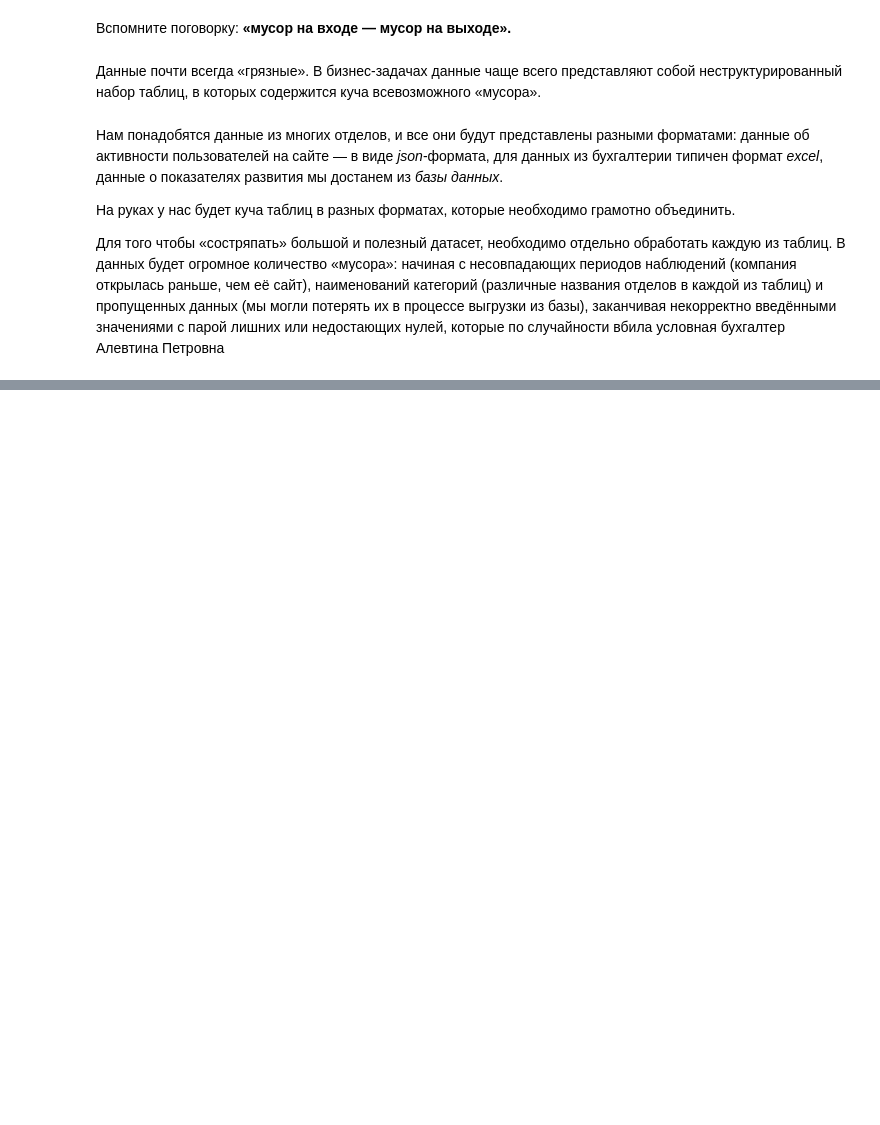
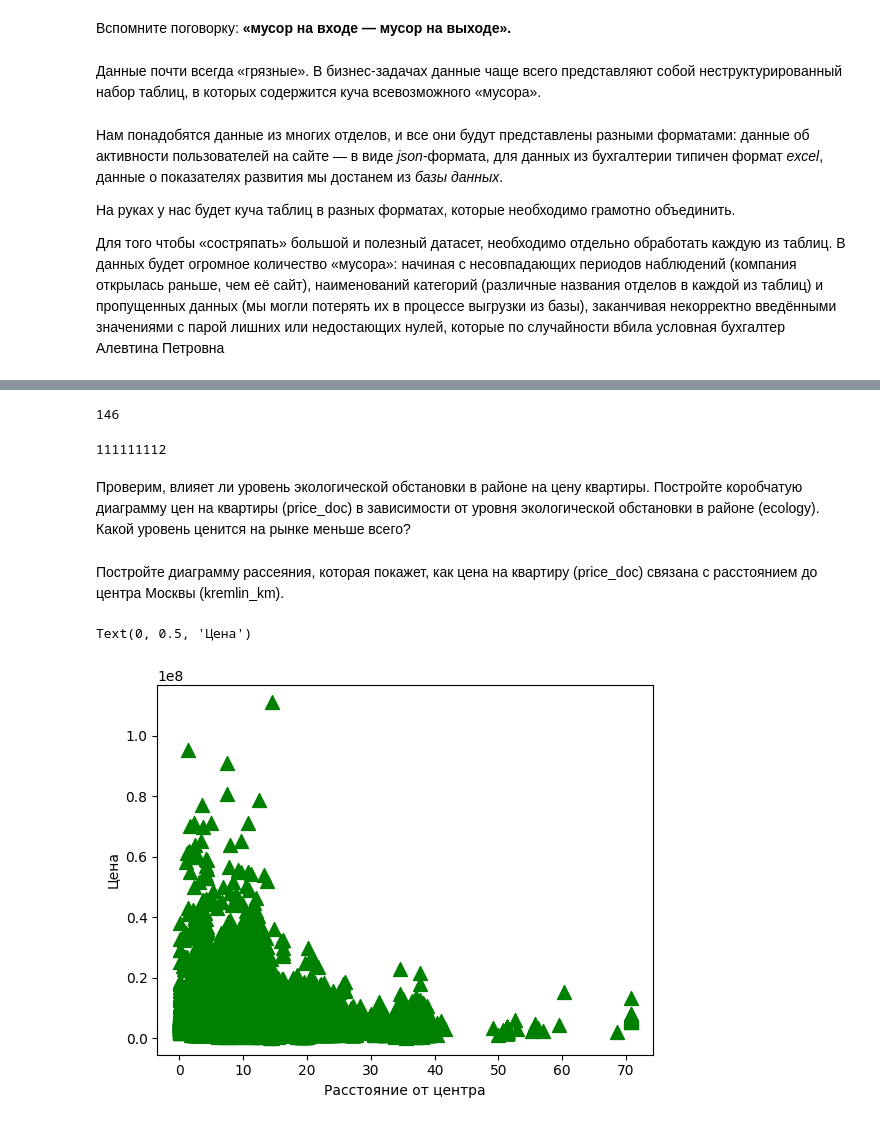
Before and after one commit to AnGera57/st_data_science, a Jupyter notebook: Skillfactory/14 - Очистка данных/Очистка данных.ipynb, the cells around one changed output, grey strips where cells are left out. Cells and saved outputs as stored; diff of their text form; code cells hidden in the pictures; blank space fills up the shorter version.

```diff
--- a/Skillfactory/14 - Очистка данных/Очистка данных.ipynb
+++ b/Skillfactory/14 - Очистка данных/Очистка данных.ipynb
@@ -18,0 +36,3 @@
+# %%
+sber_data = pd.read_csv('data/sber_data.csv')
+sber_data.head()
@@ -18,0 +78,12 @@
+# %%
+# Подсчитаем количество уникальных значений в столбце с районами
+sber_data['sub_area'].nunique()
+# %% [output]
+146
+# %%
+# Чему равна максимальная цена квартир
+sber_data['price_doc'].max()
+# %% [output]
+111111112
+# %% [markdown]
+Проверим, влияет ли уровень экологической обстановки в районе на цену квартиры. Постройте коробчатую диаграмму цен на квартиры (price_doc) в зависимости от уровня экологической обстановки в районе (ecology). Какой уровень ценится на рынке меньше всего?
@@ -18,0 +104,22 @@
+# %% [markdown]
+Постройте диаграмму рассеяния, которая покажет, как цена на квартиру (price_doc) связана с расстоянием до центра Москвы (kremlin_km).
+# %%
+# Отбор данных
+df = sber_data[['price_doc', 'kremlin_km']].copy()
+
+# Строим график
+fig = plt.scatter(
+    data=df,
+    x='kremlin_km',
+    y='price_doc',
+    s=100,
+    marker='^',
+    c='green',
+
+)
+
+plt.xlabel('Расстояние от центра')
+plt.ylabel('Цена')
+# %% [output]
+Text(0, 0.5, 'Цена')
+[figure, added]
```
Also changed, not shown: parts of 33 cells of this notebook, 1 other file.
